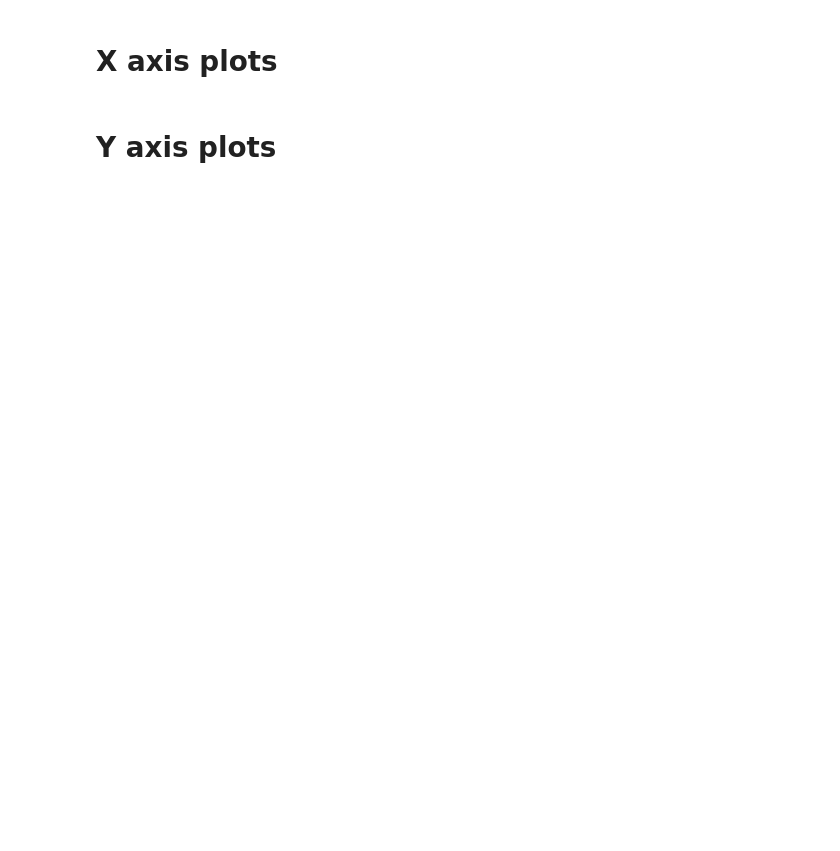
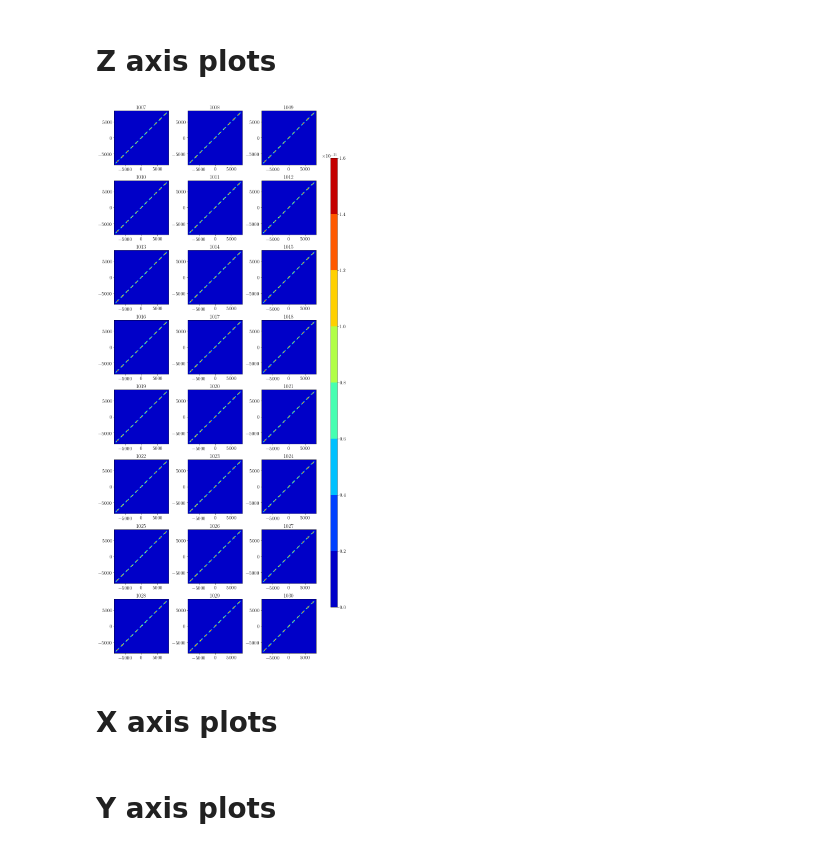
Before and after one commit to TsspGit/Ultracold_Atoms_src, a Jupyter notebook: Analysis/q1D/plot_orbital.ipynb, the cells around one changed output. Drawn from its saved outputs; the diff is of its cells as text; code cells hidden in the pictures; blank space fills up the shorter version.

```diff
--- a/Analysis/q1D/plot_orbital.ipynb
+++ b/Analysis/q1D/plot_orbital.ipynb
@@ -29,0 +25,13 @@ path_1060 = 'Li7Li7_x10000_y10000_z10000_120rm8g2l60m14_68CM8g1L60M14_Li7a200_Li
+# %% [markdown]
+# Z axis plots
+# %%
+fig = plt.subplots(nrows=8, ncols=3, figsize=(10,25))
+for i in range(1, 25):
+    ax = plt.subplot(8, 3, i)
+    plot_wf(f'{path}{str(1006 + i)}_z1z2.dat', fig, ax)
+    ax.set_title(str(1006 + i))
+cbaxes = fig[0].add_axes([1.05, 0.1, 0.03, 0.8])
+fig[0].colorbar(cm, ax=fig[1], cax=cbaxes)
+plt.tight_layout()
+# %% [output]
+[figure, added]
```
Also changed, not shown: parts of 5 cells of this notebook, 2 other files.
